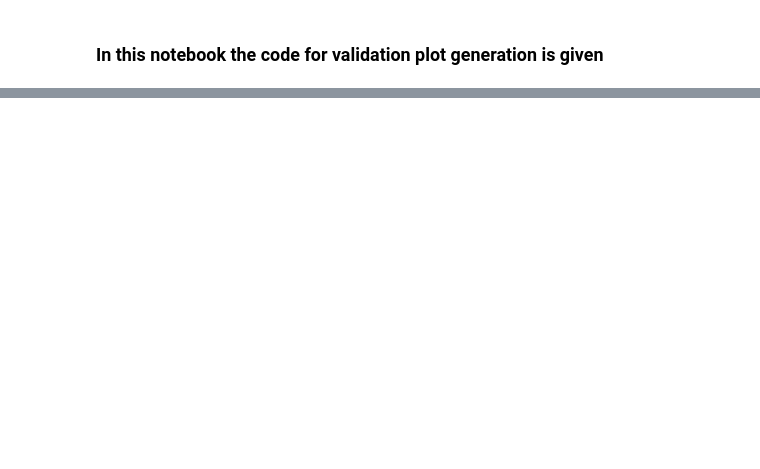
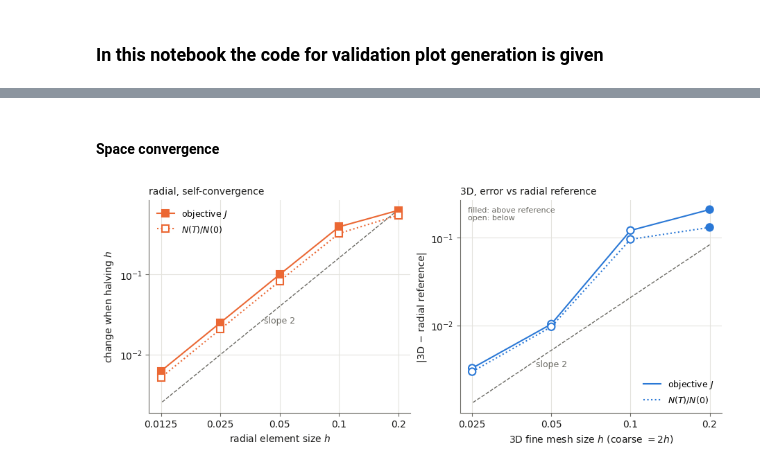
Before and after one commit to davidsnik/Tumor_Growth_Treatment_Optimization, a Jupyter notebook: validation/validation_plots.ipynb, the cells around one changed output, grey strips where cells are left out. Saved outputs shown, nothing was run; the diff lists cells and outputs as text; code cells hidden in the pictures; blank space fills up the shorter version.

```diff
--- a/validation/validation_plots.ipynb
+++ b/validation/validation_plots.ipynb
@@ -53,0 +167,52 @@ plt.show()
+# %% [markdown]
+#### Space convergence
+# %%
+radial = pd.read_csv(ROOT / "outputs/validation/validation_radial/space_convergence.csv")
+full = pd.read_csv(ROOT / "outputs/validation/validation_3D/space_convergence.csv")
+domain_radius = 1.0
+radial["h"] = domain_radius / radial["elements"]
+
+fig, axes = plt.subplots(1, 2, figsize=(9.0, 3.8), layout="constrained")
+
+ax = axes[0]
+label, colour, marker = MODELS["validation_radial"]
+for (quantity, quantity_label), linestyle, face in zip(QUANTITIES.items(), ("-", ":"), (colour, "white")):
+    rows = radial.dropna(subset=[f"{quantity}_difference"])
+    ax.loglog(rows["h"], rows[f"{quantity}_difference"], color=colour, marker=marker, markersize=7,
+              linewidth=1.5, linestyle=linestyle, markerfacecolor=face, markeredgewidth=1.5,
+              label=quantity_label, zorder=3)
+h = rows["h"].to_numpy()
+slope_guide(ax, h, radial["objective_difference"].dropna(), 2, "slope 2", scale=0.4)
+ax.set_xticks(h, [f"{value:g}" for value in h])
+ax.set_xlabel(r"radial element size $h$", color=INK)
+ax.set_ylabel("change when halving $h$", color=INK)
+ax.set_title("radial, self-convergence", color=INK, fontsize=10, loc="left")
+ax.legend(frameon=False, fontsize=9, loc="upper left")
+style(ax)
+
+ax = axes[1]
+label, colour, marker = MODELS["validation_3D"]
+errors = {}
+for (quantity, quantity_label), linestyle in zip(QUANTITIES.items(), ("-", ":")):
+    values = radial[quantity].to_numpy()
+    reference = values[-1] + (values[-1] - values[-2]) / 3.0  # Richardson
+    errors[quantity] = full[quantity].to_numpy() - reference
+    h3 = full["fine_size"].to_numpy()
+    ax.loglog(h3, np.abs(errors[quantity]), color=colour, linewidth=1.5, linestyle=linestyle,
+              zorder=3, label=quantity_label)
+    ax.scatter(h3, np.abs(errors[quantity]), s=55, marker=marker, linewidths=1.5, zorder=4,
+               edgecolors=colour, facecolors=[colour if e > 0 else "white" for e in errors[quantity]])
+slope_guide(ax, h3, np.abs(errors["objective"]), 2, "slope 2", scale=0.4)
+ax.set_xticks(h3, [f"{value:g}" for value in h3])
+ax.set_xlabel(r"3D fine mesh size $h$ (coarse $= 2h$)", color=INK)
+ax.set_ylabel("|3D − radial reference|", color=INK)
+ax.set_title("3D, error vs radial reference", color=INK, fontsize=10, loc="left")
+ax.legend(frameon=False, fontsize=9, loc="lower right")
+ax.annotate("filled: above reference\nopen: below", xy=(0.03, 0.97), xycoords="axes fraction",
+            ha="left", va="top", color=MUTED, fontsize=8)
+style(ax)
+for suffix in (".pdf", ".png"):
+    fig.savefig(FIGURES / f"space_convergence{suffix}", dpi=200)
+plt.show()
+# %% [output]
+[figure, added]
```
Also changed, not shown: parts of 10 cells of this notebook, 11 other files.
